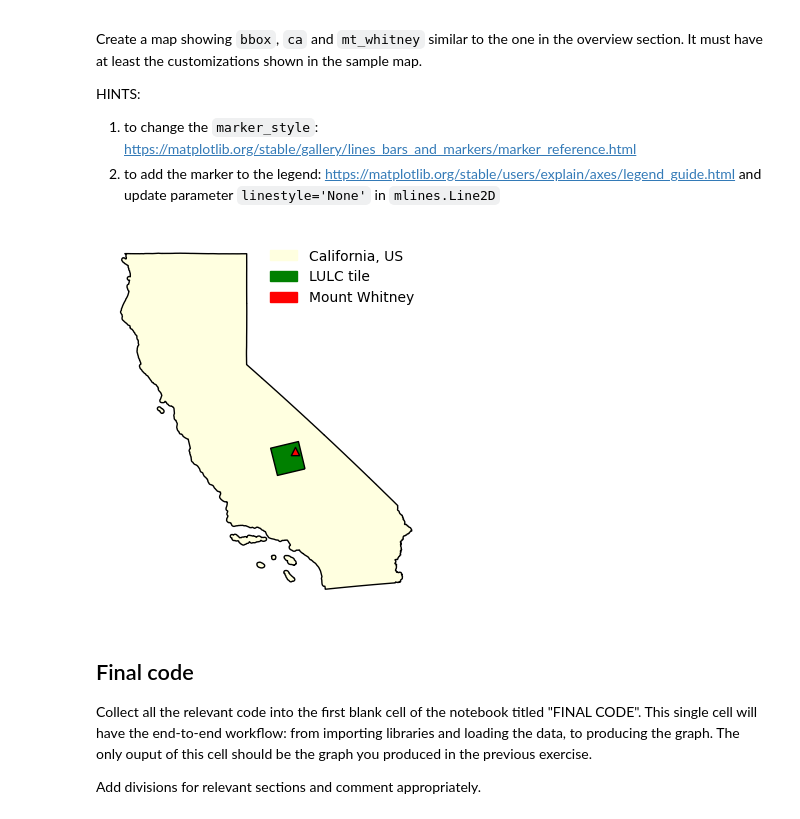
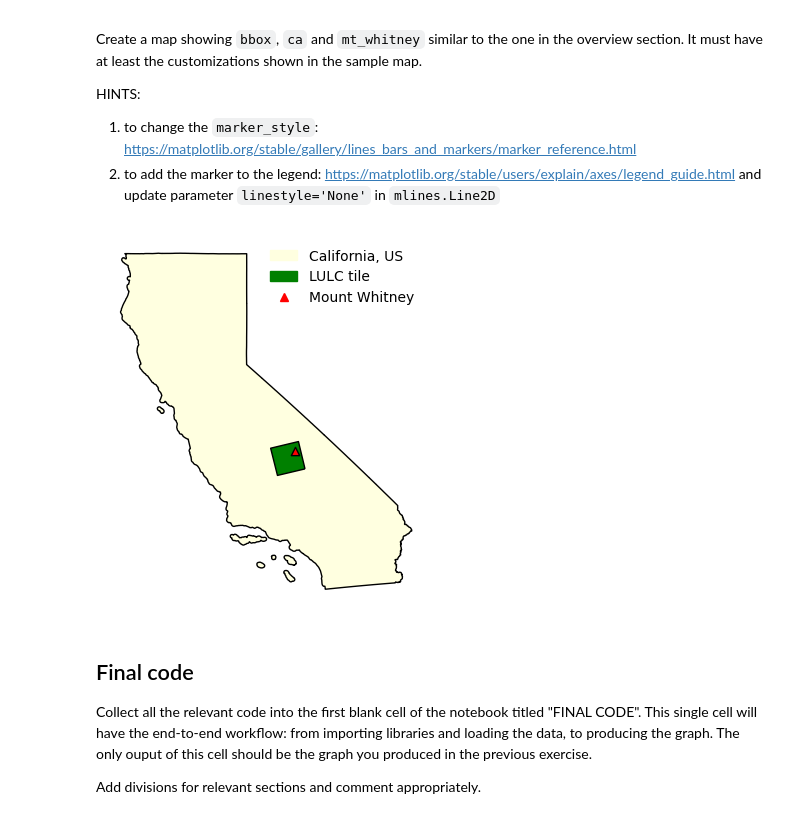
Before and after one commit to amandaherbst/eds220-hwk-4, a Jupyter notebook: hwk4-task1-whitney-map.ipynb, the cells around one changed output. Saved outputs shown, nothing was run; the diff lists cells and outputs as text; code cells hidden in the pictures.

Commit message:
triangle patch for mt whitney

```diff
--- a/hwk4-task1-whitney-map.ipynb
+++ b/hwk4-task1-whitney-map.ipynb
@@ -148,36 +149,39 @@ HINTS:
 fig, ax = plt.subplots()
 
 # plot CA outline
 ca.plot(ax = ax,
        color = "lightyellow",
        edgecolor = "black")
 ca_patch = mpatches.Patch(color = 'lightyellow',
                          label = 'California, US')
 # ---------------------------------
 # plot lulc bounding box
 bbox.plot(ax = ax,
          color = 'green',
          edgecolor = 'black')
 bbox_patch = mpatches.Patch(color = 'green',
                          label = 'LULC tile')
 # ---------------------------------
 # plot Mt. Whitney point
 mt_whitney.plot(ax = ax,
                color = "red",
                 edgecolor = "black",
                marker = "^")
-whitney_patch = mpatches.Patch(color = 'red',
-                         label = 'Mount Whitney')
+whitney_patch = mlines.Line2D([],[],
+                             color = "red",
+                             marker = "^",
+                             linestyle = "None",
+                             label = "Mount Whitney")
 # ---------------------------------
 # create legend
 ax.legend(handles = [ca_patch, bbox_patch, whitney_patch],
           frameon = False,
          loc = 'upper right')
 ax.axis("off")
 
 plt.show()
 # %% [output]
-[figure, old version]
+[figure, new version]
 # %% [markdown]
 ## Final code
 Collect all the relevant code into the first blank cell of the notebook titled "FINAL CODE". This single cell will have the end-to-end workflow: from importing libraries and loading the data, to producing the graph. The only ouput of this cell should be the graph you produced in the previous exercise.
```
Also changed, not shown: parts of 1 cell of this notebook, 1 other file.
